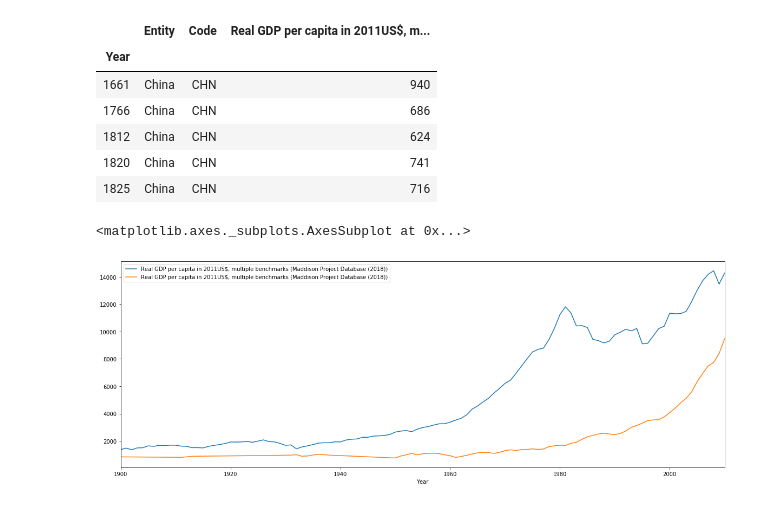
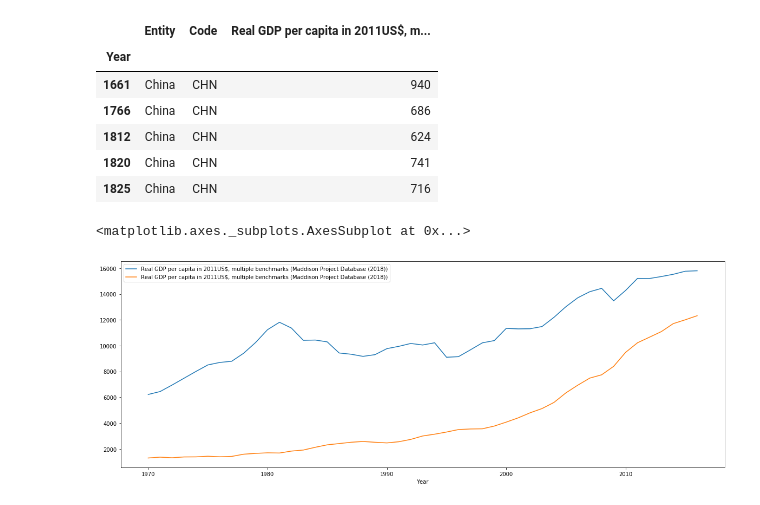
Before and after one commit to Mimicx/mexican_gdp, a Jupyter notebook: Mexico GDP.ipynb, the cells around one changed output. Cells and saved outputs as stored; diff of their text form; code cells hidden in the pictures.

```diff
--- a/Mexico GDP.ipynb
+++ b/Mexico GDP.ipynb
@@ -24,8 +24,8 @@ df_china.head()
 | 1820 | China | CHN | 741 |
 | 1825 | China | CHN | 716 |
 # %%
-ax = df_mex.loc['1900': '2010'].plot(figsize=(20,7))
-df_china.loc['1900': '2010'].plot(ax=ax)
+ax = df_mex.loc['1970': ].plot(figsize=(20,7))
+df_china.loc['1970': ].plot(ax=ax)
 # %% [output]
 <matplotlib.axes._subplots.AxesSubplot at 0x...>
-[figure, old version]
+[figure, new version]
```
Also changed, not shown: parts of 3 cells of this notebook, 5 other files.
